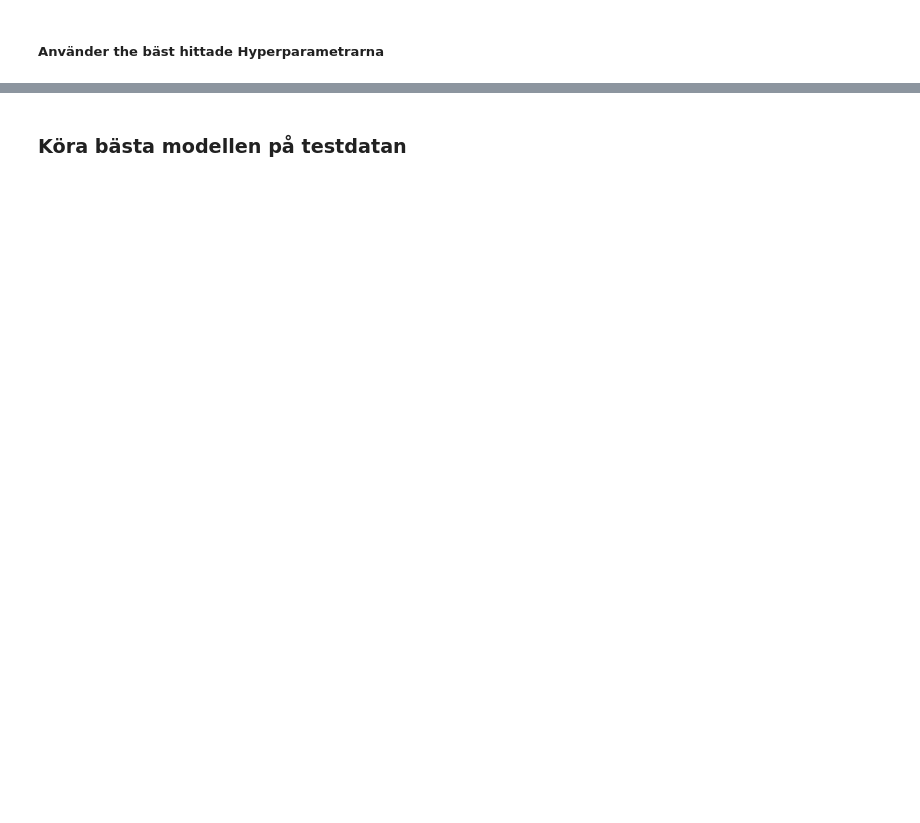
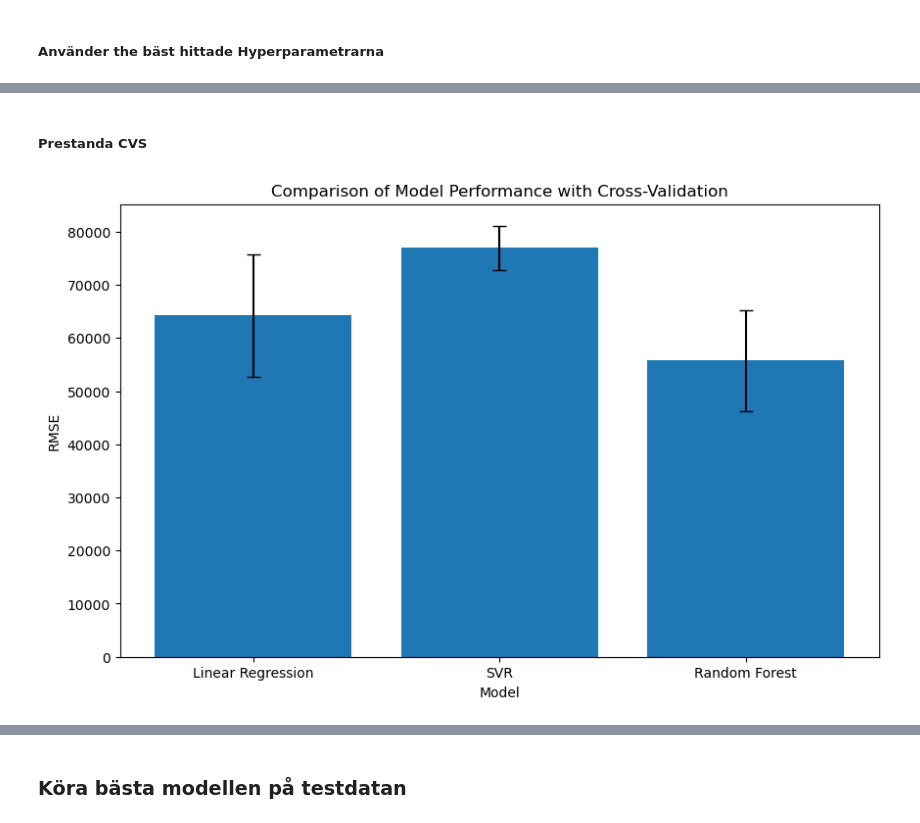
Before and after one commit to 5teef/Housing-AI, a Jupyter notebook: kunskapskontroll_houseprices.ipynb, the cells around one changed output, grey strips where cells are left out. Saved outputs shown, nothing was run; the diff lists cells and outputs as text; code cells hidden in the pictures; blank space fills up the shorter version.

```diff
--- a/kunskapskontroll_houseprices.ipynb
+++ b/kunskapskontroll_houseprices.ipynb
@@ -344,0 +597,14 @@ print(f"Error rate %: {round(rmse/y_train_full.mean()*100, 2)}")
+# %% [markdown]
+##### Prestanda CVS
+# %%
+models = ['Linear Regression', 'SVR', 'Random Forest']
+rmse_means = [lin_reg_rmse_scores.mean(), svr_rmse_scores.mean(), forest_rmse_scores.mean()]
+
+plt.figure(figsize=(10, 6))
+plt.bar(models, rmse_means, yerr=[lin_reg_rmse_scores.std(), svr_rmse_scores.std(), forest_rmse_scores.std()], capsize=5)
+plt.xlabel('Model')
+plt.ylabel('RMSE')
+plt.title('Comparison of Model Performance with Cross-Validation')
+plt.show()
+# %% [output]
+[figure, added]
```
Also changed, not shown: parts of 35 cells of this notebook.
